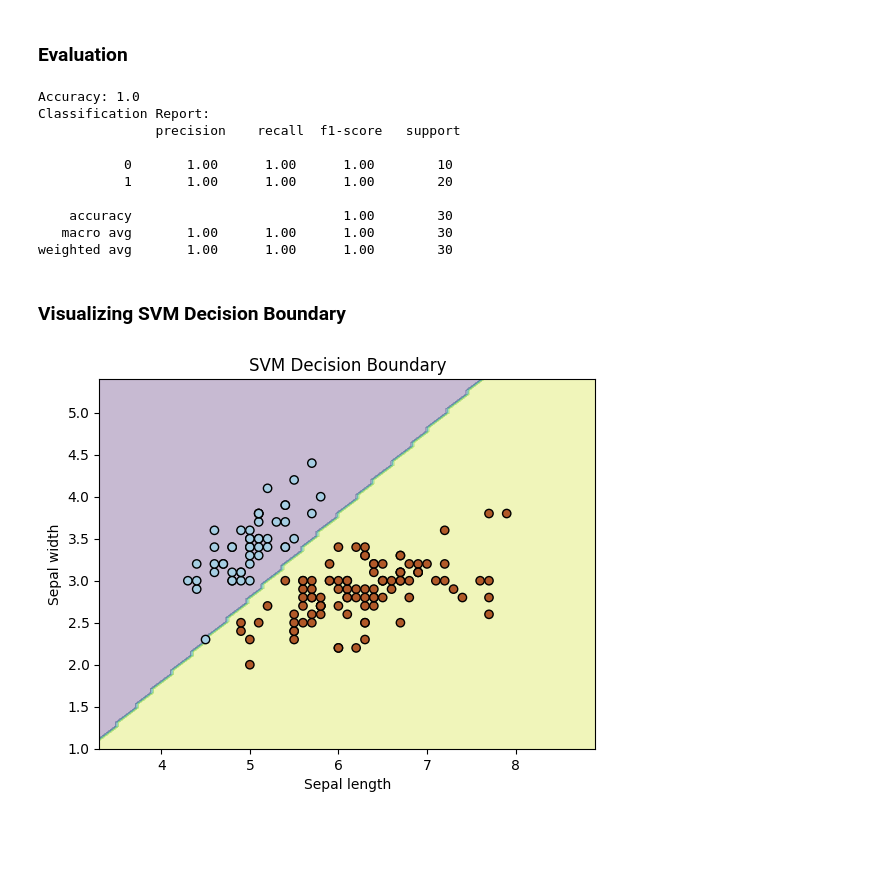
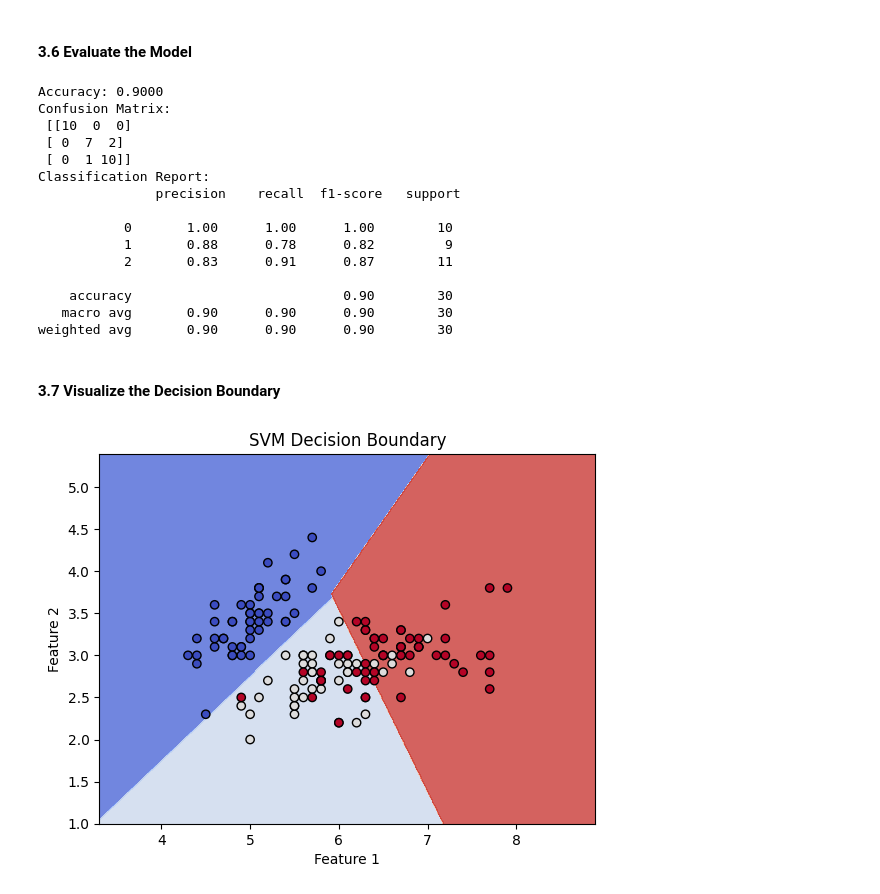
Before and after one commit to anup-muttha-automatonai/SVM-Support-Vector-Machine-, a Jupyter notebook: SVM.ipynb, the cells around one changed output. Cells and saved outputs as stored; diff of their text form; code cells hidden in the pictures; blank space fills up the shorter version.

```diff
--- a/SVM.ipynb
+++ b/SVM.ipynb
@@ -58,0 +65,9 @@ y = (iris.target != 0) * 1
+# %%
+iris = datasets.load_iris()
+X = iris.data[:, :2]
+y = iris.target
+
+print("Feature Names:", iris.feature_names[:2])
+print("Target Names:", iris.target_names)
+print("Shape of X:", X.shape)
+print("Shape of y:", y.shape)
@@ -63,4 +91,4 @@ X_train, X_test, y_train, y_test = train_test_split(X, y, test_size = 0.2, rando
 # %%
-svm = SVC(kernel='linear', C=1.0)
-svm.fit(X_train, y_train)
+svm_model = SVC(kernel='linear', C=1.0, random_state=42)
+svm_model.fit(X_train, y_train)
 # %% [output]
@@ -70,37 +100,47 @@ y_pred = svm.predict(X_test)
-# %% [markdown]
-### Evaluation
+# %% [markdown]
+#### **3.6 Evaluate the Model**
 # %%
 accuracy = accuracy_score(y_test, y_pred)
-print("Accuracy:", accuracy)
-print("Classification Report:\n", classification_report(y_test, y_pred))
+conf_matrix = confusion_matrix(y_test, y_pred)
+class_report = classification_report(y_test, y_pred)
+
+print(f"Accuracy: {accuracy:.4f}")
+print("Confusion Matrix:\n", conf_matrix)
+print("Classification Report:\n", class_report)
 # %% [output]
-Accuracy: 1.0
+Accuracy: 0.9000
+Confusion Matrix:
+ [[10  0  0]
+ [ 0  7  2]
+ [ 0  1 10]]
 Classification Report:
                precision    recall  f1-score   support
 
            0       1.00      1.00      1.00        10
-           1       1.00      1.00      1.00        20
+           1       0.88      0.78      0.82         9
+           2       0.83      0.91      0.87        11
 
-    accuracy                           1.00        30
-   macro avg       1.00      1.00      1.00        30
-weighted avg       1.00      1.00      1.00        30
+    accuracy                           0.90        30
+   macro avg       0.90      0.90      0.90        30
+weighted avg       0.90      0.90      0.90        30
 # %% [markdown]
-### Visualizing SVM Decision Boundary
+#### **3.7 Visualize the Decision Boundary**
 # %%
-# Create a meshgrid to plot decision boundary
-x_min, x_max = X[:, 0].min() - 1, X[:, 0].max() + 1
-y_min, y_max = X[:, 1].min() - 1, X[:, 1].max() + 1
-xx, yy = np.meshgrid(np.linspace(x_min, x_max, 100),
-                     np.linspace(y_min, y_max, 100))
+def plot_decision_boundary(X, y, model):
+    x_min, x_max = X[:, 0].min() - 1, X[:, 0].max() + 1
+    y_min, y_max = X[:, 1].min() - 1, X[:, 1].max() + 1
+    xx, yy = np.meshgrid(np.arange(x_min, x_max, 0.01),
+                         np.arange(y_min, y_max, 0.01))
+    Z = model.predict(np.c_[xx.ravel(), yy.ravel()])
+    Z = Z.reshape(xx.shape)
 
-Z = svm.predict(np.c_[xx.ravel(), yy.ravel()])
-Z = Z.reshape(xx.shape)
+    plt.contourf(xx, yy, Z, alpha=0.8, cmap=plt.cm.coolwarm)
+    plt.scatter(X[:, 0], X[:, 1], c=y, edgecolors='k', cmap=plt.cm.coolwarm)
+    plt.xlabel("Feature 1")
+    plt.ylabel("Feature 2")
+    plt.title("SVM Decision Boundary")
+    plt.show()
 
-plt.contourf(xx, yy, Z, alpha=0.3)
-plt.scatter(X[:, 0], X[:, 1], c=y, edgecolors='k', cmap=plt.cm.Paired)
-plt.xlabel('Sepal length')
-plt.ylabel('Sepal width')
-plt.title("SVM Decision Boundary")
-plt.show()
+plot_decision_boundary(X, y, svm_model)
 # %% [output]
-[figure, old version]
+[figure, new version]
```
Also changed, not shown: parts of 12 cells of this notebook.
